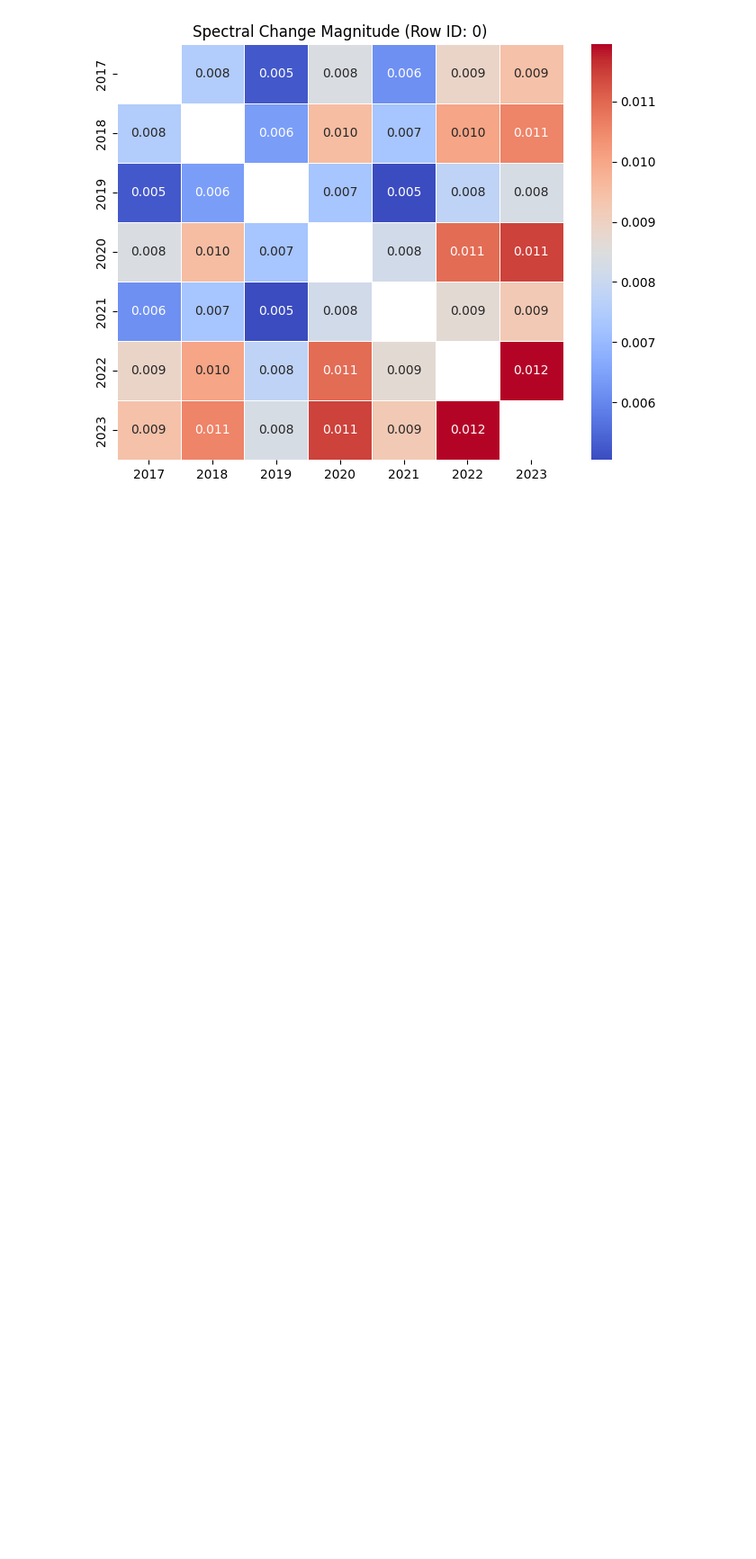
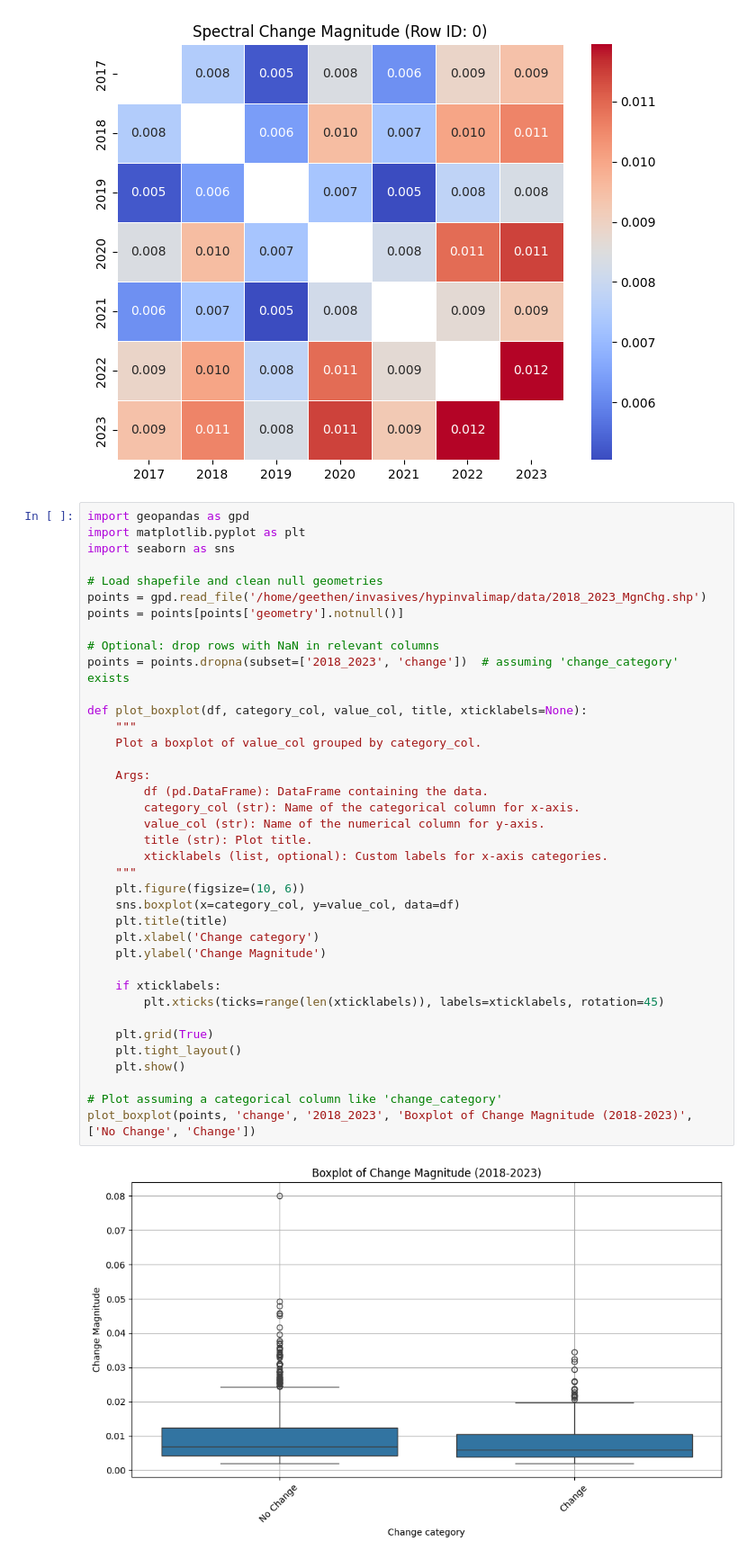
Before and after one commit to Geethen/hypinvalimap, a Jupyter notebook: code/Labelling_tools.ipynb, the cells around one changed output. Shown at 90% size. Drawn from its saved outputs; the diff is of its cells as text; blank space fills up the shorter version.

```diff
--- a/code/Labelling_tools.ipynb
+++ b/code/Labelling_tools.ipynb
@@ -764,3 +772,43 @@ plt.title(f"Spectral Change Magnitude (Row ID: {row_id})")
 plt.show()
 # %% [output]
 [figure]
+# %%
+import geopandas as gpd
+import matplotlib.pyplot as plt
+import seaborn as sns
+
+# Load shapefile and clean null geometries
+points = gpd.read_file('/home/geethen/invasives/hypinvalimap/data/2018_2023_MgnChg.shp')
+points = points[points['geometry'].notnull()]
+
+# Optional: drop rows with NaN in relevant columns
+points = points.dropna(subset=['2018_2023', 'change'])  # assuming 'change_category' exists
+
+def plot_boxplot(df, category_col, value_col, title, xticklabels=None):
+    """
+    Plot a boxplot of value_col grouped by category_col.
+
+    Args:
+        df (pd.DataFrame): DataFrame containing the data.
+        category_col (str): Name of the categorical column for x-axis.
+        value_col (str): Name of the numerical column for y-axis.
+        title (str): Plot title.
+        xticklabels (list, optional): Custom labels for x-axis categories.
+    """
+    plt.figure(figsize=(10, 6))
+    sns.boxplot(x=category_col, y=value_col, data=df)
+    plt.title(title)
+    plt.xlabel('Change category')
+    plt.ylabel('Change Magnitude')
+
+    if xticklabels:
+        plt.xticks(ticks=range(len(xticklabels)), labels=xticklabels, rotation=45)
+
+    plt.grid(True)
+    plt.tight_layout()
+    plt.show()
+
+# Plot assuming a categorical column like 'change_category'
+plot_boxplot(points, 'change', '2018_2023', 'Boxplot of Change Magnitude (2018-2023)', ['No Change', 'Change'])
+# %% [output]
+[figure, added]
```
Also changed, not shown: parts of 4 cells of this notebook, 3 other files.
